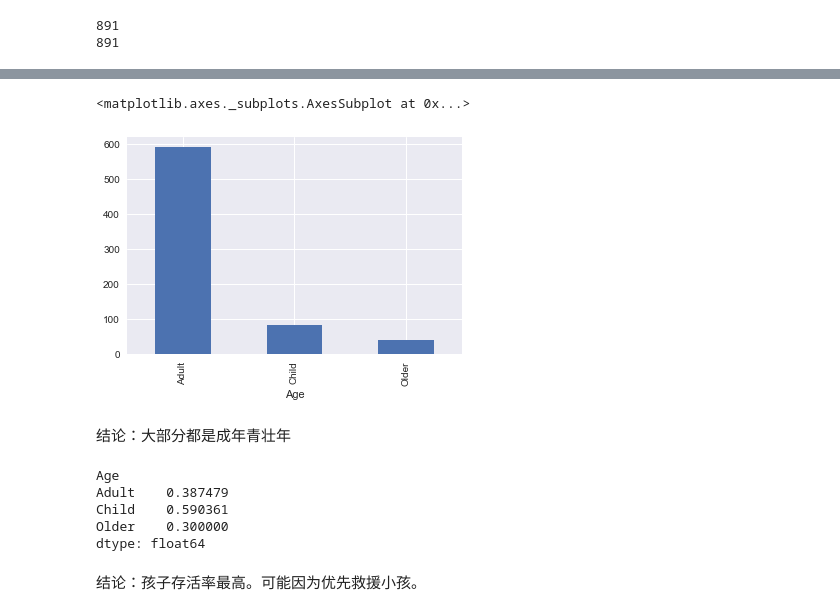
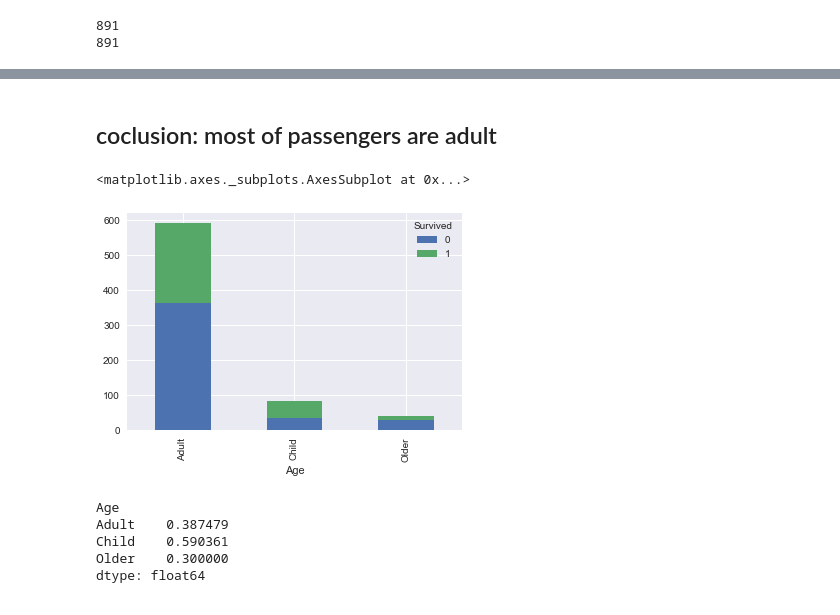
Before and after one commit to wowzero/titanic-data-analysis, a Jupyter notebook: Titanic.ipynb, the cells around one changed output, grey strips where cells are left out. Cells and saved outputs as stored; diff of their text form; code cells hidden in the pictures.

Commit message:
add more plots to visualize data

```diff
--- a/Titanic.ipynb
+++ b/Titanic.ipynb
@@ -110,11 +164,12 @@ titanic.head()
+# %% [markdown]
+## coclusion: most of passengers are adult
 # %%
+#compare total number with survived number between different age groups
 %matplotlib inline
-titanic.groupby("Age").size().plot.bar()
+titanic.groupby(["Age", "Survived"])['Survived'].count().unstack().plot.bar(stacked=True)
 # %% [output]
 <matplotlib.axes._subplots.AxesSubplot at 0x...>
-[figure, old version]
+[figure, new version]
-# %% [markdown]
-结论：大部分都是成年青壮年
 # %%
 titanic.groupby('Age').sum()['Survived'] / titanic.groupby('Age').size()
 # %% [output]
@@ -123,5 +178,3 @@ Adult    0.387479
 Child    0.590361
 Older    0.300000
 dtype: float64
-# %% [markdown]
-结论：孩子存活率最高。可能因为优先救援小孩。
```
Also changed, not shown: parts of 40 cells of this notebook.
